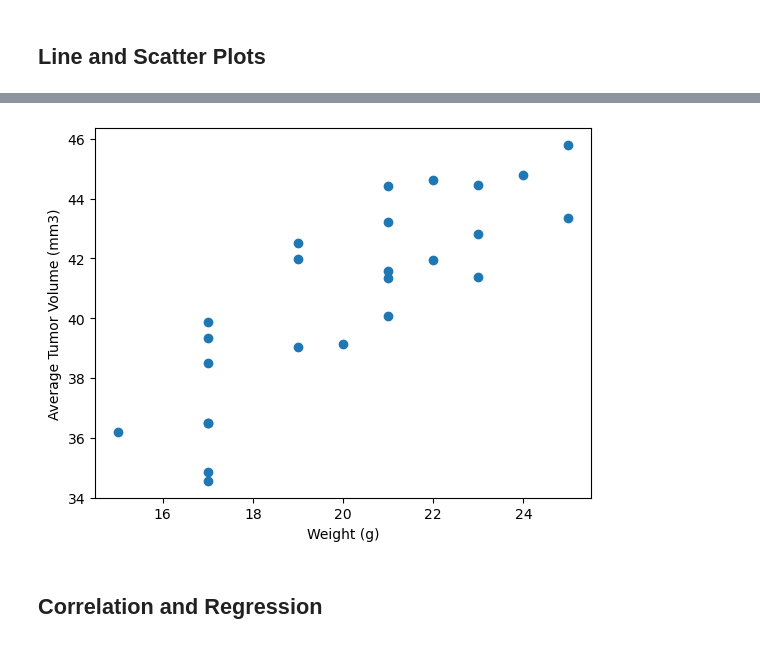
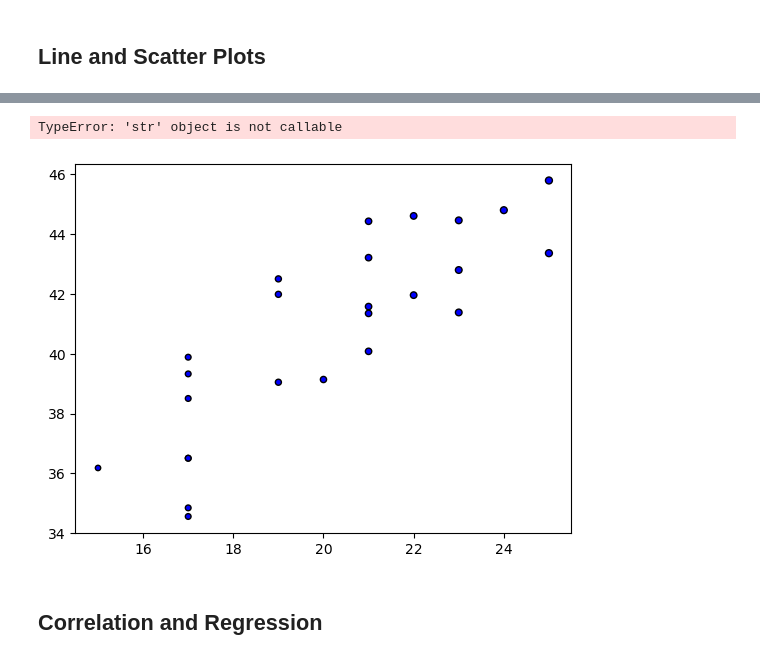
Before and after one commit to nkd2882/Pymaceuticals_Matplotlib, a Jupyter notebook: pymaceuticals_starter.ipynb, the cells around one changed output, grey strips where cells are left out. Saved outputs shown, nothing was run; the diff lists cells and outputs as text; code cells hidden in the pictures.

```diff
--- a/pymaceuticals_starter.ipynb
+++ b/pymaceuticals_starter.ipynb
@@ -159,2 +239,10 @@ clean_df["Mouse ID"].unique().size
 # %% [markdown]
 ## Quartiles, Outliers and Boxplots
+# %%
+# Calculate the final tumor volume of each mouse across four of the treatment regimens:
+# Capomulin, Ramicane, Infubinol, and Ceftamin
+
+Capomulin_df = clean_df.loc[clean_df['Drug Regimen']== 'Capomulin']
+Ramicane_df = clean_df.loc[clean_df['Drug Regimen']== 'Ramicane']
+Infubinol_df = clean_df.loc[clean_df['Drug Regimen']== 'Infubinol']
+Ceftamin_df = clean_df.loc[clean_df['Drug Regimen']== 'Ceftamin']
@@ -201,0 +423,5 @@ Ceftamin's potential outliers: Series([], Name: Tumor Volume (mm3), dtype: float
+# %%
+# Calculate average values in Capomulin_df:
+
+Mean_Capomulin_df = Capomulin_df.groupby(['Mouse ID'])[['Weight (g)', 'Tumor Volume (mm3)']].mean()
+Mean_Capomulin_df.head()
@@ -202,6 +436,19 @@ Ceftamin's potential outliers: Series([], Name: Tumor Volume (mm3), dtype: float
 # %%
 # Generate a scatter plot of mouse weight vs. the average observed tumor volume for the entire Capomulin regimen
+
+
+y_axis = Mean_Capomulin_df['Tumor Volume (mm3)']
+x_axis = Mean_Capomulin_df['Weight (g)']
+
+plt.scatter(x_axis, y_axis, marker = "o", facecolor = "blue", edgecolor = "black", s = x_axis)
+
+plt.xlabel('Weight (g)',fontsize =14)
+plt.ylabel('Average Tumor Volume (mm3)')
+
+
+plt.show()
 # %% [output]
+TypeError: 'str' object is not callable
-[figure, old version]
+[figure, new version]
 # %% [markdown]
 ## Correlation and Regression
```
Also changed, not shown: parts of 26 cells of this notebook.
